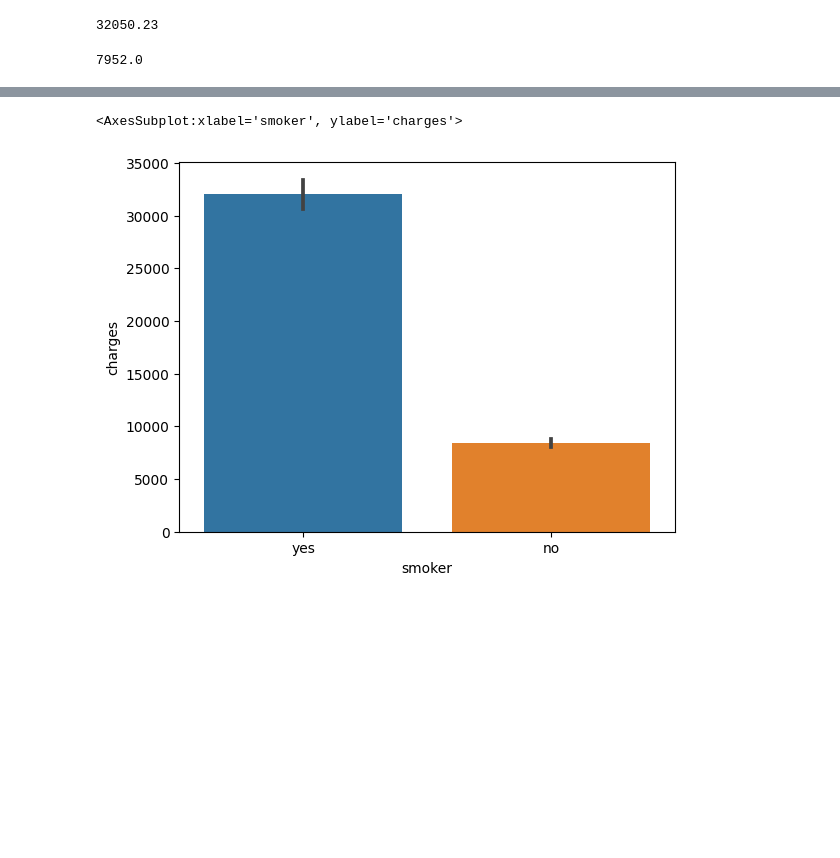
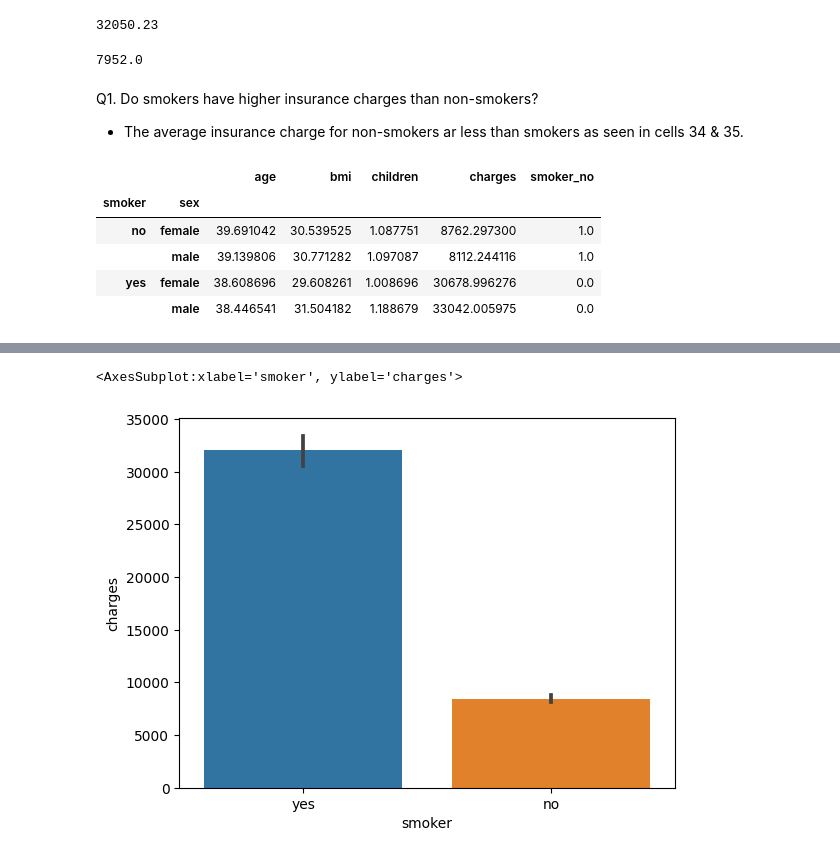
Before and after one commit to NewburghCat/Hypothesis_Testing_with_Insurance_Data_Core, a Jupyter notebook: Hypothesis_Testing.ipynb, the cells around one changed output, grey strips where cells are left out. Drawn from its saved outputs; the diff is of its cells as text; code cells hidden in the pictures; blank space fills up the shorter version.

```diff
--- a/Hypothesis_Testing.ipynb
+++ b/Hypothesis_Testing.ipynb
@@ -274,3 +280,16 @@ nonsmoker_mean=non_smoker_clean.mean().round(2)
 nonsmoker_mean
 # %% [output]
 7952.0
+# %% [markdown]
+Q1. Do smokers have higher insurance charges than non-smokers?
+- The average insurance charge for non-smokers ar less than smokers as seen in cells 34 & 35.
+# %%
+# Do men and women differ when it comes to smoking?
+df.groupby(['smoker', 'sex']).mean()
+# %% [output]
+|  |  | age | bmi | children | charges | smoker_no |
+| smoker | sex |  |  |  |  |  |
+| no | female | 39.691042 | 30.539525 | 1.087751 | 8762.297300 | 1.0 |
+|  | male | 39.139806 | 30.771282 | 1.097087 | 8112.244116 | 1.0 |
+| yes | female | 38.608696 | 29.608261 | 1.008696 | 30678.996276 | 0.0 |
+|  | male | 38.446541 | 31.504182 | 1.188679 | 33042.005975 | 0.0 |
```
Also changed, not shown: parts of 8 cells of this notebook.
